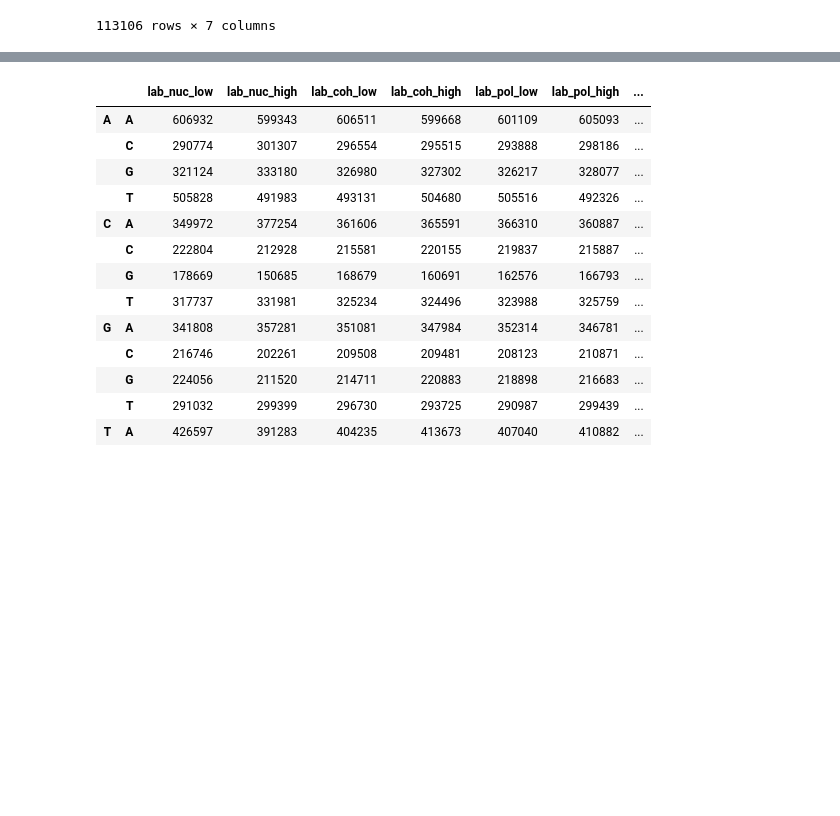
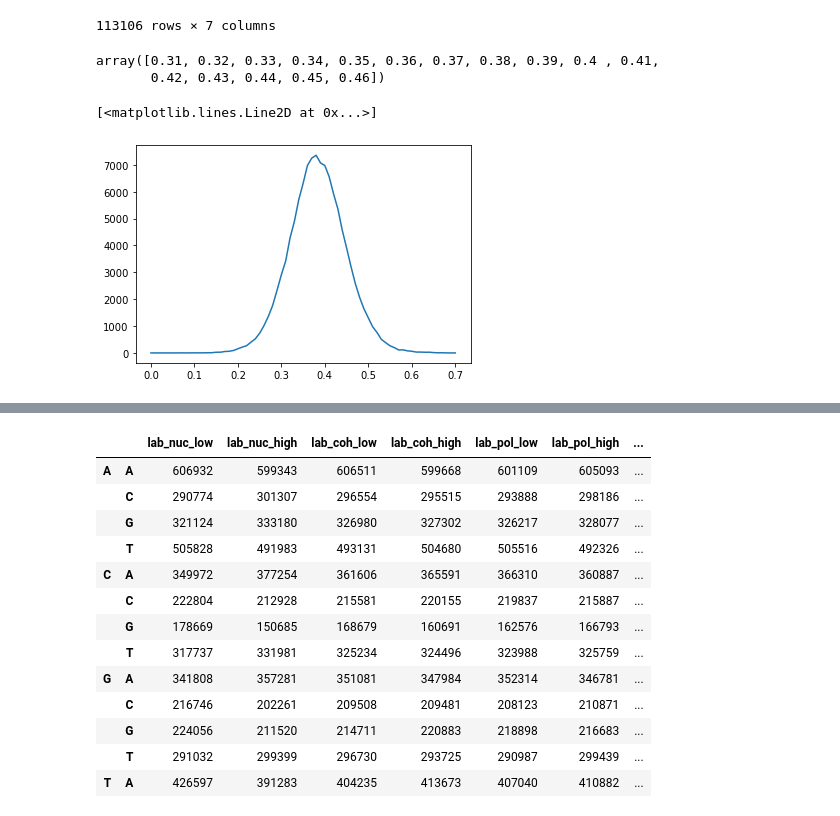
Before and after one commit to Alexwestbrook/mnhn-internship_DeepCNN_ChIP-seq, a Jupyter notebook: Generating_sequences.ipynb, the cells around one changed output, grey strips where cells are left out. Drawn from its saved outputs; the diff is of its cells as text; code cells hidden in the pictures; blank space fills up the shorter version.

Commit message:
moved label and pred loading at the beginning, started doing individual kmer counts

```diff
--- a/Generating_sequences.ipynb
+++ b/Generating_sequences.ipynb
@@ -1440,3 +1442,14 @@ window_yeast
 | 113104 | 0.070352 | 0.065475 | 0.062268 | 0.0 | 0.000000 | 0.000000 | 0.36 |
 | 113105 | 0.036374 | 0.022714 | 0.004536 | 0.0 | 0.000000 | 0.000000 | 0.42 |
 113106 rows × 7 columns
+# %%
+gcs, counts = np.unique(window_yeast.loc[noN_mask, 'gc'], return_counts=True)
+gcs[counts >= 3000]
+# %% [output]
+array([0.31, 0.32, 0.33, 0.34, 0.35, 0.36, 0.37, 0.38, 0.39, 0.4 , 0.41,
+       0.42, 0.43, 0.44, 0.45, 0.46])
+# %%
+plt.plot(gcs, counts)
+# %% [output]
+[<matplotlib.lines.Line2D at 0x...>]
+[figure, added]
```
Also changed, not shown: parts of 44 cells of this notebook.
